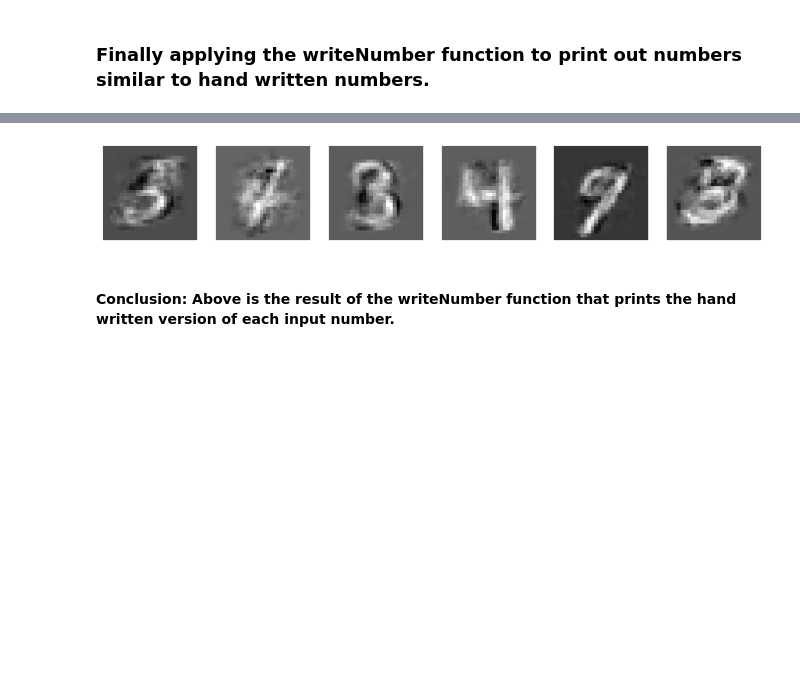
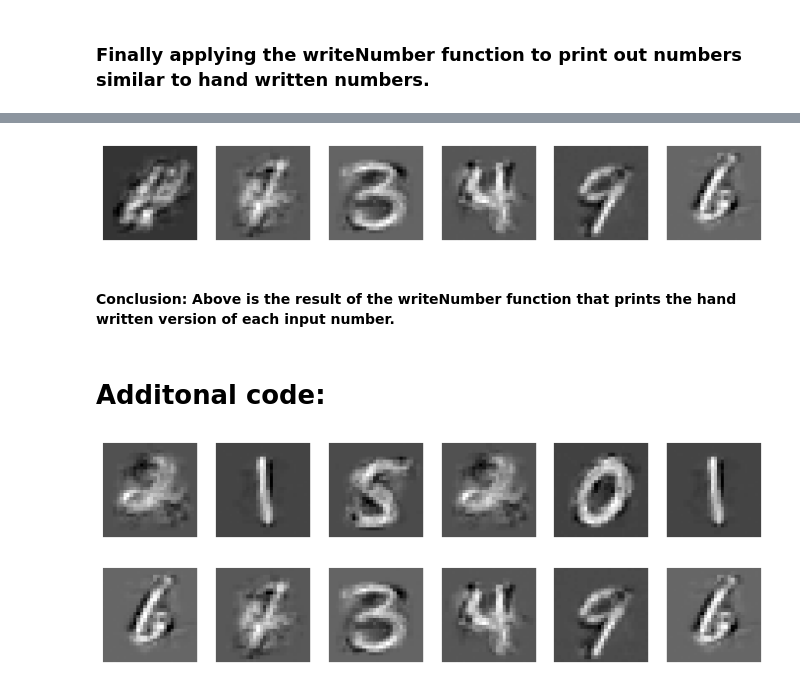
Before and after one commit to SidhST12/Assignment_3, a Jupyter notebook: cluster_asn.ipynb, the cells around one changed output, grey strips where cells are left out. Saved outputs shown, nothing was run; the diff lists cells and outputs as text; code cells hidden in the pictures; blank space fills up the shorter version.

```diff
--- a/cluster_asn.ipynb
+++ b/cluster_asn.ipynb
@@ -178,8 +181,10 @@ writeNumber('218201')
 # %%
 #print hand written version of '573495':
 
-writeNumber1('573495')
+writeNumber('573495')
 # %% [output]
-[figure, old version]
+[figure, new version]
 # %% [markdown]
 #### Conclusion: Above is the result of the writeNumber function that prints the hand written version of each input number.
+# %% [markdown]
+# Additonal code:
@@ -185,0 +206,8 @@ writeNumber1('573495')
+# %%
+writeNumber1('218201')
+# %% [output]
+[figure, added]
+# %%
+writeNumber1('573495')
+# %% [output]
+[figure, added]
```
Also changed, not shown: parts of 4 cells of this notebook.
